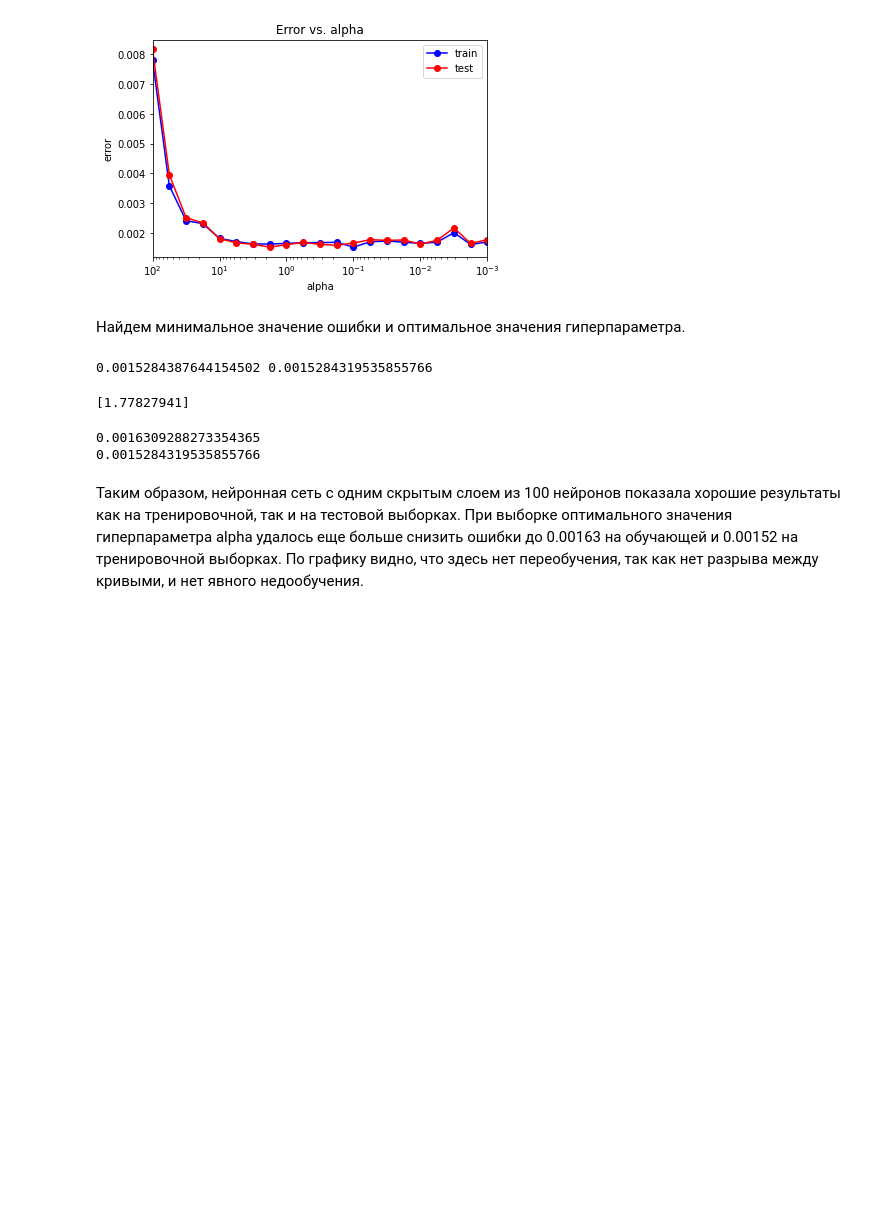
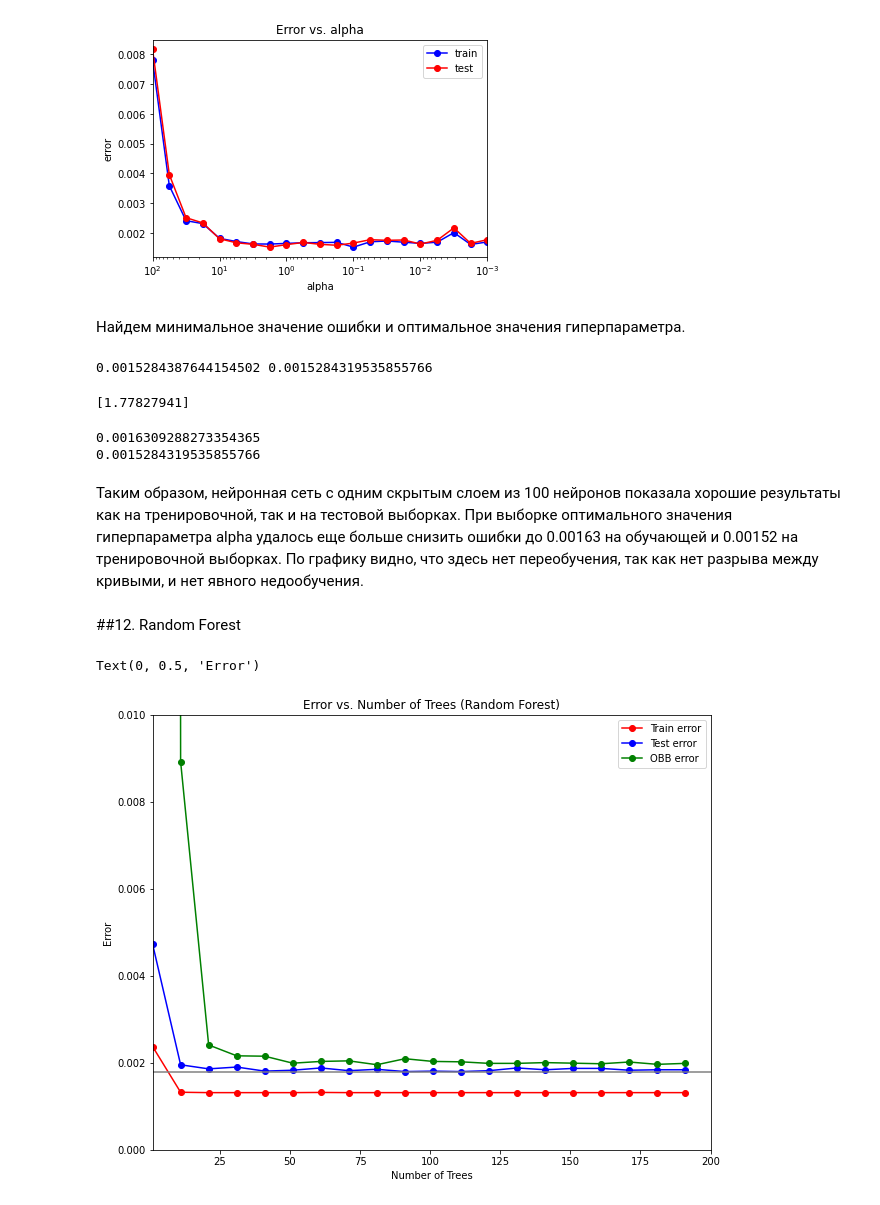
Before and after one commit to ksenia1009/ML_intro, a Jupyter notebook: classification_task.ipynb, the cells around one changed output. Drawn from its saved outputs; the diff is of its cells as text; code cells hidden in the pictures; blank space fills up the shorter version.

Commit message:
Random Forest and GBT methods

```diff
--- a/classification_task.ipynb
+++ b/classification_task.ipynb
@@ -633,3 +633,41 @@ print(np.mean(y_test != y_test_pred))
 0.0015284319535855766
 # %% [markdown]
 Таким образом, нейронная сеть с одним скрытым слоем из 100 нейронов показала хорошие результаты как на тренировочной, так и на тестовой выборках. При выборке оптимального значения гиперпараметра alpha удалось еще больше снизить ошибки до 0.00163 на обучающей и 0.00152 на тренировочной выборках. По графику видно, что здесь нет переобучения, так как нет разрыва между кривыми, и нет явного недообучения.
+# %% [markdown]
+##12. Random Forest
+# %%
+from sklearn import ensemble
+import numpy as np
+import matplotlib.pyplot as plt
+
+trees = 200
+rf_model = ensemble.RandomForestClassifier()
+train_err = []
+test_err  = []
+for tree in range(1, trees + 1, 10):
+    rf_model.set_params(n_estimators = tree)
+    rf_model.fit(X_train, y_train)
+    train_err.append(np.mean(y_train != rf_model.predict(X_train)))
+    test_err.append(np.mean(y_test  != rf_model.predict(X_test)))
+# %%
+obb_err  = []
+for tree in range(1, trees + 1, 10):
+    rf_model = ensemble.RandomForestClassifier(n_estimators = tree,
+                                           oob_score = True)
+    rf_model.fit(X_train, y_train)
+    obb_err.append(1 - rf_model.oob_score_)
+# %%
+plt.figure(figsize = (10, 8))
+plt.plot(range(1, trees + 1, 10), train_err, 'r-o', label = 'Train error')
+plt.plot(range(1, trees + 1, 10), test_err,  'b-o', label = 'Test error')
+plt.plot(range(1, trees + 1, 10), obb_err,  'g-o', label = 'OBB error')
+plt.legend(loc = 1)
+plt.xlim([1, 200])
+plt.ylim([0, 0.01])
+plt.title('Error vs. Number of Trees (Random Forest)')
+plt.axhline(y = min(test_err), color = 'gray')
+plt.xlabel('Number of Trees')
+plt.ylabel('Error')
+# %% [output]
+Text(0, 0.5, 'Error')
+[figure, added]
```
Also changed, not shown: parts of 15 cells of this notebook.
